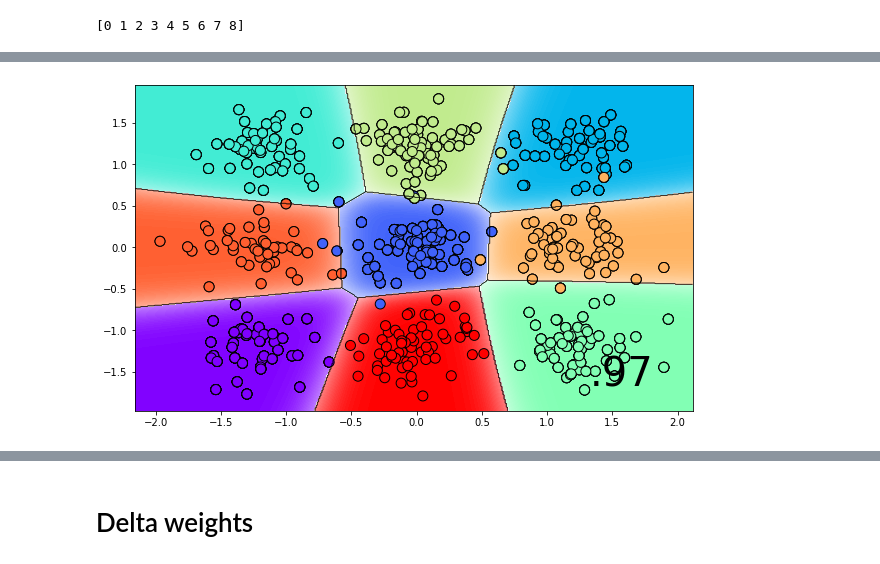
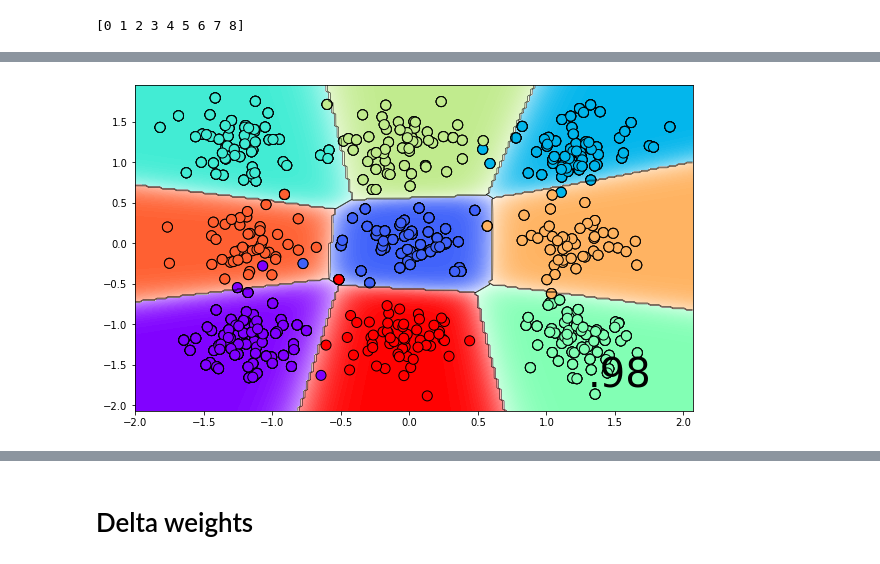
Before and after one commit to jganzabal/lottery-ticket-hypotesis-keras, a Jupyter notebook: 7_simple_dataset.ipynb, the cells around one changed output, grey strips where cells are left out. Drawn from its saved outputs; the diff is of its cells as text; code cells hidden in the pictures.

```diff
--- a/7_simple_dataset.ipynb
+++ b/7_simple_dataset.ipynb
@@ -114,7 +116,0 @@ Epoch 5/5
-# %%
-plt.figure(figsize=(10, 6))
-model.load_weights(best_weights)
-acc = model.evaluate(X_train, y_train, verbose=0)[1]
-xx, yy, Z = plot_MC_boundaries_keras(X_train, y_train, acc, model.predict, my_colors=colors, mesh_res = 500, alpha=1.0, almost_white=0.99)
-# %% [output]
-[figure, removed]
@@ -121 +119,6 @@ xx, yy, Z = plot_MC_boundaries_keras(X_train, y_train, acc, model.predict, my_co
+# %%
+plt.figure(figsize=(10, 6))
+plot_binary_multiclass_model(model, X_test, y_test)
+# %% [output]
+[figure, added]
 # %%
```
Also changed, not shown: parts of 27 cells of this notebook, 1 other file.
